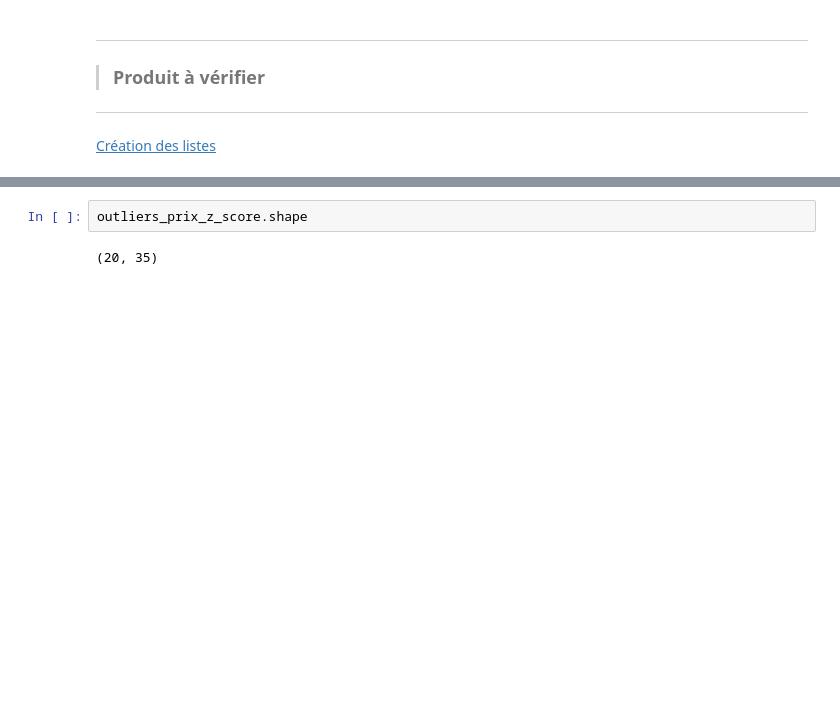
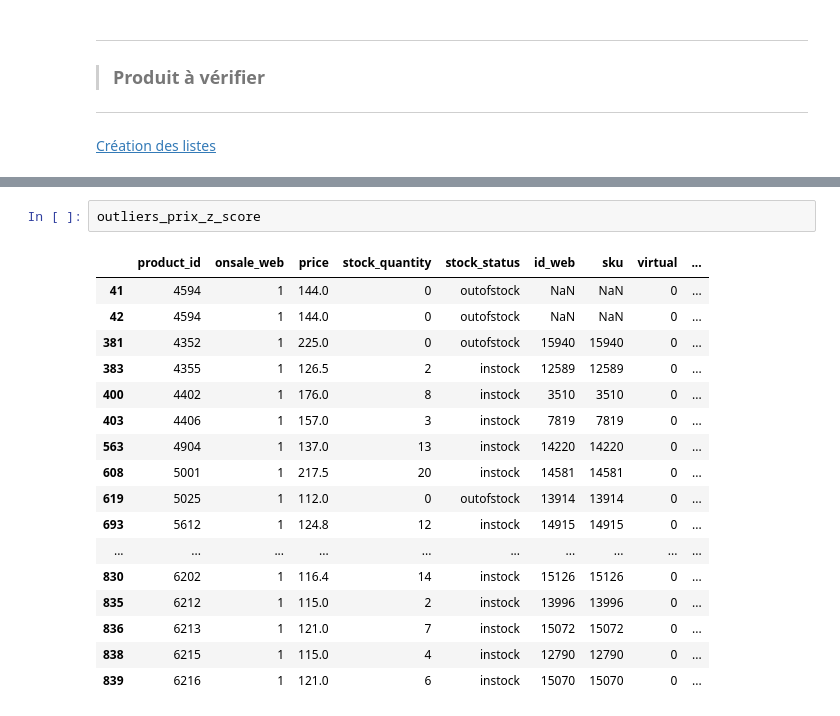
Before and after one commit to Valeeew/Data_management_of_an_online_store, a Jupyter notebook: Data_management_of_an_online_store.ipynb, the cells around one changed output, grey strips where cells are left out. Saved outputs shown, nothing was run; the diff lists cells and outputs as text; blank space fills up the shorter version.

```diff
--- a/Data_management_of_an_online_store.ipynb
+++ b/Data_management_of_an_online_store.ipynb
@@ -462,4 +478,20 @@ outliers_prix_iqr.shape
 # %%
-outliers_prix_z_score.shape
+outliers_prix_z_score
 # %% [output]
-(20, 35)
+|  | product_id | onsale_web | price | stock_quantity | stock_status | id_web | sku | virtual | ... |
+| 41 | 4594 | 1 | 144.0 | 0 | outofstock | NaN | NaN | 0 | ... |
+| 42 | 4594 | 1 | 144.0 | 0 | outofstock | NaN | NaN | 0 | ... |
+| 381 | 4352 | 1 | 225.0 | 0 | outofstock | 15940 | 15940 | 0 | ... |
+| 383 | 4355 | 1 | 126.5 | 2 | instock | 12589 | 12589 | 0 | ... |
+| 400 | 4402 | 1 | 176.0 | 8 | instock | 3510 | 3510 | 0 | ... |
+| 403 | 4406 | 1 | 157.0 | 3 | instock | 7819 | 7819 | 0 | ... |
+| 563 | 4904 | 1 | 137.0 | 13 | instock | 14220 | 14220 | 0 | ... |
+| 608 | 5001 | 1 | 217.5 | 20 | instock | 14581 | 14581 | 0 | ... |
+| 619 | 5025 | 1 | 112.0 | 0 | outofstock | 13914 | 13914 | 0 | ... |
+| 693 | 5612 | 1 | 124.8 | 12 | instock | 14915 | 14915 | 0 | ... |
+| ... | ... | ... | ... | ... | ... | ... | ... | ... | ... |
+| 830 | 6202 | 1 | 116.4 | 14 | instock | 15126 | 15126 | 0 | ... |
+| 835 | 6212 | 1 | 115.0 | 2 | instock | 13996 | 13996 | 0 | ... |
+| 836 | 6213 | 1 | 121.0 | 7 | instock | 15072 | 15072 | 0 | ... |
+| 838 | 6215 | 1 | 115.0 | 4 | instock | 12790 | 12790 | 0 | ... |
+| 839 | 6216 | 1 | 121.0 | 6 | instock | 15070 | 15070 | 0 | ... |
```
Also changed, not shown: parts of 2 cells of this notebook.
